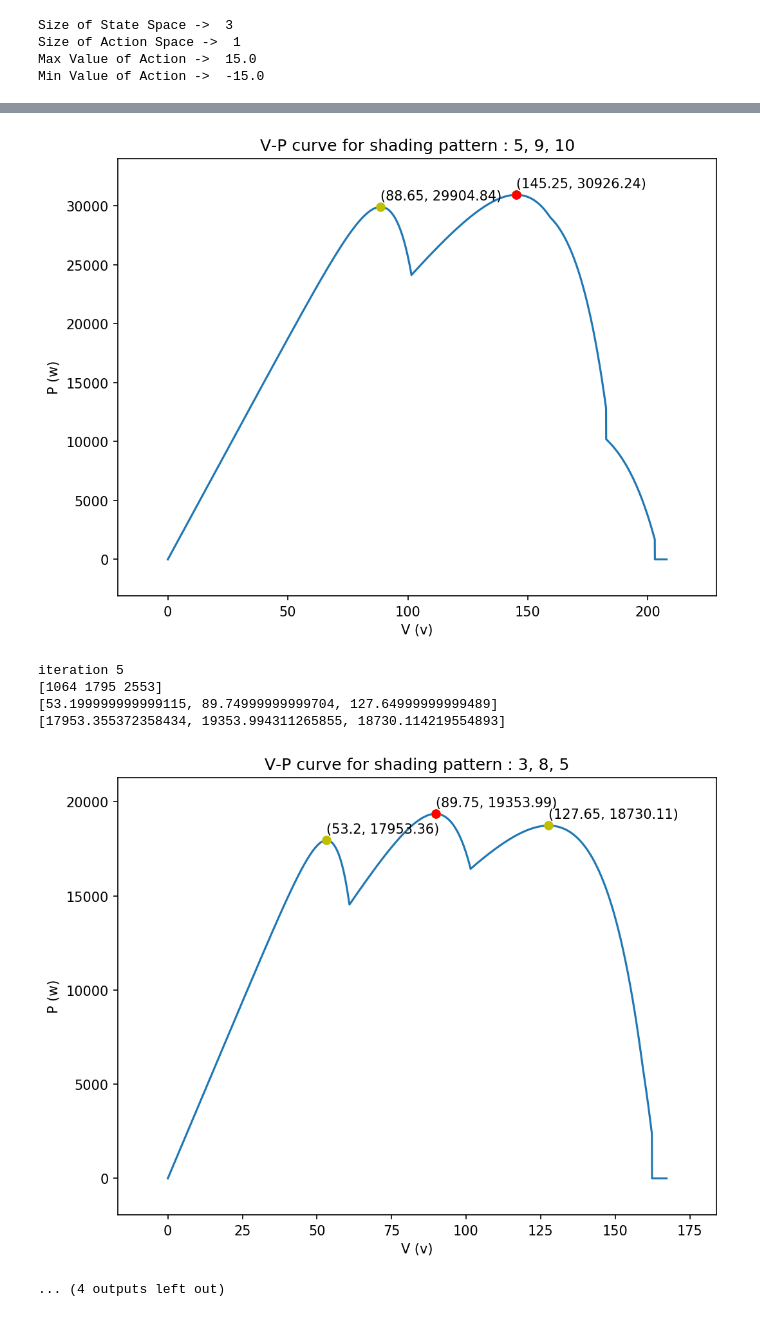
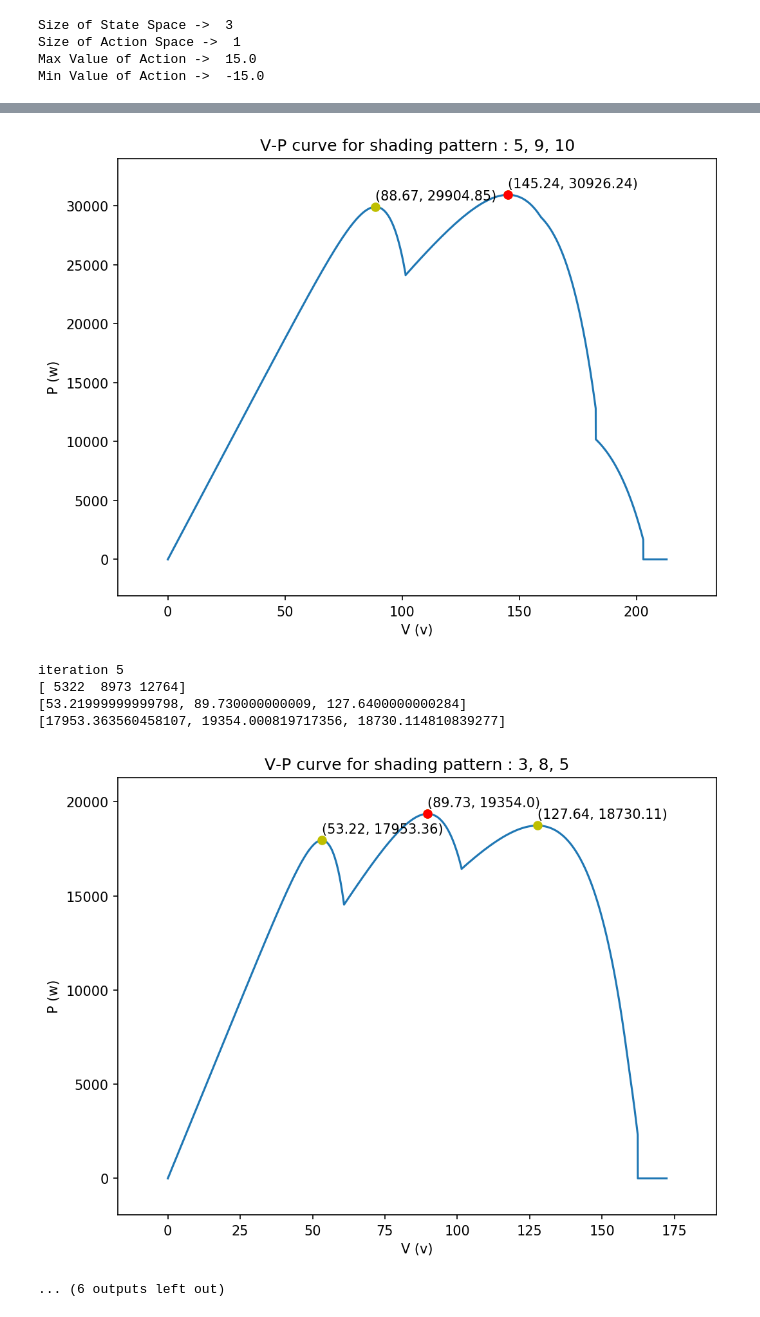
Before and after one commit to ArchitWadehra/Comment, a Jupyter notebook: Graphing/Ideal.ipynb, the cells around one changed output, grey strips where cells are left out. Drawn from its saved outputs; the diff is of its cells as text; code cells hidden in the pictures.

```diff
--- a/Graphing/Ideal.ipynb
+++ b/Graphing/Ideal.ipynb
@@ -36,8 +36,8 @@ from scipy.signal import find_peaks
 observation = env.reset()
 # print(observation)
 
-irradiances = list([1000.]) * 8
-temperatures = list([25.]) * 8
+irradiances = list([1000.]) * 9
+temperatures = list([25.]) * 9
 # [a, 10, b, 10, c, 10]
 sh = list([[8, 10, 6, 10, 5, 10],       # Fig 9      (8, 6 and 5)
            [5, 10, 10, 10, 4, 10],      # Fig 11     (5, 10 and 4)
@@ -46,10 +46,11 @@ sh = list([[8, 10, 6, 10, 5, 10],       # Fig 9      (8, 6 and 5)
            [5, 10, 9, 10, 10, 10],      #            (5, 9 and 10)
            [3, 10, 8, 10, 5, 10],       # Fig 14 (c) (3, 8 and 5)
            [1, 10, 5, 10, 2, 10],       #            (1, 5 and 2)
-           [4, 10, 7, 10, 10, 10]       #            (4, 7 and 10)
+           [4, 10, 7, 10, 10, 10],      #            (4, 7 and 10)
+           [10, 10, 10, 10, 10, 10]
           ])
 
-max_steps = 6000
+max_steps = 30000
 # min_action = -5.
 # max_action = 5.
 
@@ -65,7 +66,7 @@ for i in range(len(temperatures)):
 
     for j in range(max_steps):
 #         tf_observation = tf.expand_dims(tf.convert_to_tensor(observation), 0)
-        action = 0.05
+        action = 0.01
 #         action = policy(tf_observation, ou_noise)
 #         action = np.clip(action,min_action,max_action)
 #         print(action)
@@ -105,7 +106,7 @@ for i in range(len(temperatures)):
 ####     Plotting Graph
 #     data[i].plotear()
     figure(figsize=(8, 6), dpi=150)
-    plt.plot(data[i].V[:stripidx + 100], data[i].P[:stripidx + 100])
+    plt.plot(data[i].V[:stripidx + 1000], data[i].P[:stripidx + 1000])
     plt.plot(RoundVpeaks, RoundPpeaks, "oy")
     plt.plot(RoundVpeaks[Pmaxidx], RoundPpeaks[Pmaxidx], "or")
     plt.xlabel('V (v)')
@@ -145,7 +146,7 @@ iteration 4
-[figure, old version]
+[figure, new version]
 iteration 5
-[1064 1795 2553]
-[53.199999999999115, 89.74999999999704, 127.64999999999489]
-[17953.355372358434, 19353.994311265855, 18730.114219554893]
+[ 5322  8973 12764]
+[53.21999999999798, 89.730000000009, 127.6400000000284]
+[17953.363560458107, 19354.000819717356, 18730.114810839277]
-[figure, old version]
+[figure, new version]
-... (4 outputs left out)
+... (6 outputs left out)
```
Also changed, not shown: parts of 1 cell of this notebook.
